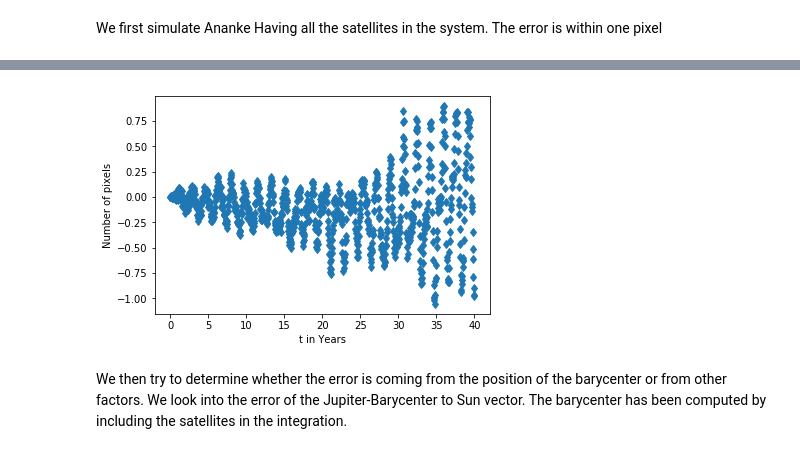
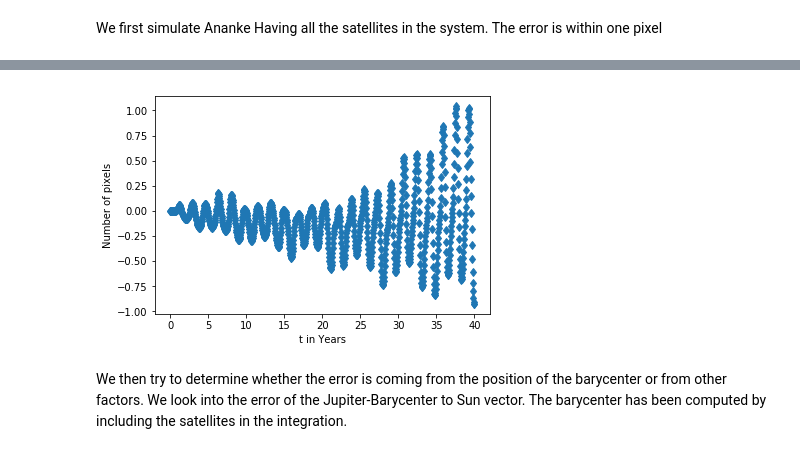
Before and after one commit to Alexandros101/Irregular-Satellites, a Jupyter notebook: AnenkeEarthTests.ipynb, the cells around one changed output, grey strips where cells are left out. Drawn from its saved outputs; the diff is of its cells as text; code cells hidden in the pictures.

Commit message:
Corrected g added planets to Sun and removed them plots

```diff
--- a/AnenkeEarthTests.ipynb
+++ b/AnenkeEarthTests.ipynb
@@ -105,7 +105,7 @@ def get_spice_function(name,cor,loc):
         return xyz,uvw,radec*180/np.pi
     return get_target_xyz
 # %%
-def SimStart2(bsolar,msolar,iJovian):
+def SimStart2(bsolar,msolar,iJovian,Ms):
     '''
     Starts the simulation. Adds all particles
 
@@ -127,7 +127,7 @@ def SimStart2(bsolar,msolar,iJovian):
     '''
     t = 140961664.18440723
     sim = rebound.Simulation()
-    k = 0.0172020989484
+    k = np.sqrt(Ms*10**9)*(1.49597870700*10**11)**(-1.5) *86400.00000
     sim.G = k**2
     sim.add(m=1.)
     for i in range(0,len(bsolar)):
@@ -152,7 +152,7 @@ def SimStart2(bsolar,msolar,iJovian):
     print(jupcom-sim.particles[3])
     return ps,sim
 # %%
-def Integrator(bsolar,msolar,iJovian,body1,body2):
+def Integrator(bsolar,msolar,iJovian,body1,body2,Ms):
     '''
     Integrates the system. If body1 or body2 refer to the Jupiter Barycenter, while there are bodies in the Jovian system
     teh function will compute the barycenter in the simulation
@@ -168,7 +168,7 @@ def Integrator(bsolar,msolar,iJovian,body1,body2):
     The spice names of the bodies that we want to look into to check the error of our integrator
 
      '''
-    ps,sim = SimStart2(bsolar,msolar,iJovian)
+    ps,sim = SimStart2(bsolar,msolar,iJovian,Ms)
     xm = []
     ym = []
     zm = []
@@ -208,12 +208,12 @@ def Integrator(bsolar,msolar,iJovian,body1,body2):
         distance.append(np.sqrt(xm[i]**2 + ym[i]**2 + zm[i]**2))
     return x,y,xm,ym,times,distance,xan,yan
 # %%
-def ErrorSource(bsolar,mass,iJovian,body1,body2):
+def ErrorSource(bsolar,mass,iJovian,body1,body2,Ms):
     '''
     Returns the error of the chosen bodies as well as the entire system
 
     '''
-    x,y,xm,ym,times,distance,xan,yan = Integrator(bsolar,mass,iJovian,body1,body2)
+    x,y,xm,ym,times,distance,xan,yan = Integrator(bsolar,mass,iJovian,body1,body2,Ms)
     if (body2 == '5' or body1 == '5') and len(iJovian)>1:
         dist1 = np.array(xan)
         dist2 = np.array(yan)
@@ -294,7 +294,7 @@ We first simulate Ananke Having all the satellites in the system. The error is w
 %%time
 Furnisher('310+341+435')
 MJupiter = (GMJupiterB-GMIo-GMEuropa-GMGanymede-GMCallisto)/GMSun
-xerr,yerr,times,distance,x,y = ErrorSource(['1','2','3','4','6','7','8','Jupiter','Io','Europa','Ganymede','Callisto','Ananke'],[MMercuryB,MVenusB,MEarthB,MMarsB,MSaturnB,MUranusB,MNeptuneB,MJupiter,MIo,MEuropa,MGanymede,MCallisto,0],[9,10,11,12,13,14,15],'Ananke','Jupiter')
+xerr,yerr,times,distance,x,y = ErrorSource(['1','2','3','4','6','7','8','Jupiter','Io','Europa','Ganymede','Callisto','Ananke'],[MMercuryB,MVenusB,MEarthB,MMarsB,MSaturnB,MUranusB,MNeptuneB,MJupiter,MIo,MEuropa,MGanymede,MCallisto,0],[9,10,11,12,13,14,15],'Ananke','5',GMSun)
 plt.plot(times/365.24,(xerr)*1e6/4.5,"d")
 plt.ylabel("Number of pixels")
 plt.xlabel("t in Years")
@@ -306,4 +306,4 @@ Wall time: 27.7 s
-[figure, old version]
+[figure, new version]
 # %% [markdown]
 We then try to determine whether the error is coming from the position of the barycenter or from other factors. We look into the error of the Jupiter-Barycenter to Sun vector. The barycenter has been computed by including the satellites in the integration.
 # %%
```
Also changed, not shown: parts of 15 cells of this notebook.
